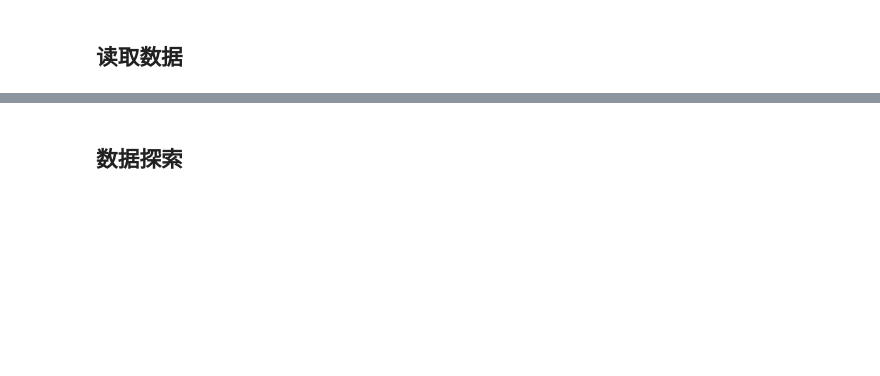
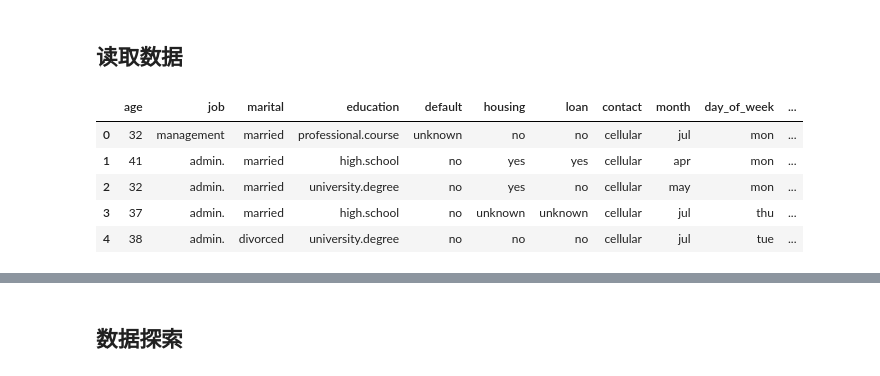
Before and after one commit to China-ChallengeHub/one-competition, a Jupyter notebook: EDA and Model.ipynb, the cells around one changed output, grey strips where cells are left out. Drawn from its saved outputs; the diff is of its cells as text; code cells hidden in the pictures; blank space fills up the shorter version.

```diff
--- a/EDA and Model.ipynb
+++ b/EDA and Model.ipynb
@@ -17,3 +19,12 @@ from lightgbm import LGBMClassifier
 # %%
 df_all = pd.read_csv('./input/bank-additional-train.csv')
 df_all['y'].replace(['no','yes'],[0,1],inplace=True)
+# %%
+df_all.head()
+# %% [output]
+|  | age | job | marital | education | default | housing | loan | contact | month | day_of_week | ... |
+| 0 | 32 | management | married | professional.course | unknown | no | no | cellular | jul | mon | ... |
+| 1 | 41 | admin. | married | high.school | no | yes | yes | cellular | apr | mon | ... |
+| 2 | 32 | admin. | married | university.degree | no | yes | no | cellular | may | mon | ... |
+| 3 | 37 | admin. | married | high.school | no | unknown | unknown | cellular | jul | thu | ... |
+| 4 | 38 | admin. | divorced | university.degree | no | no | no | cellular | jul | tue | ... |
```
Also changed, not shown: parts of 18 cells of this notebook, 3 other files.
